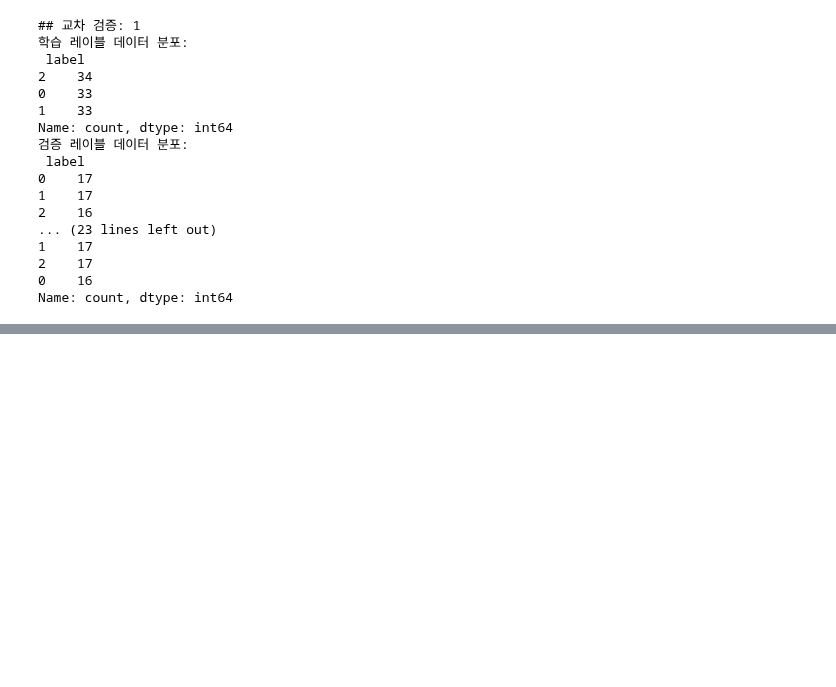
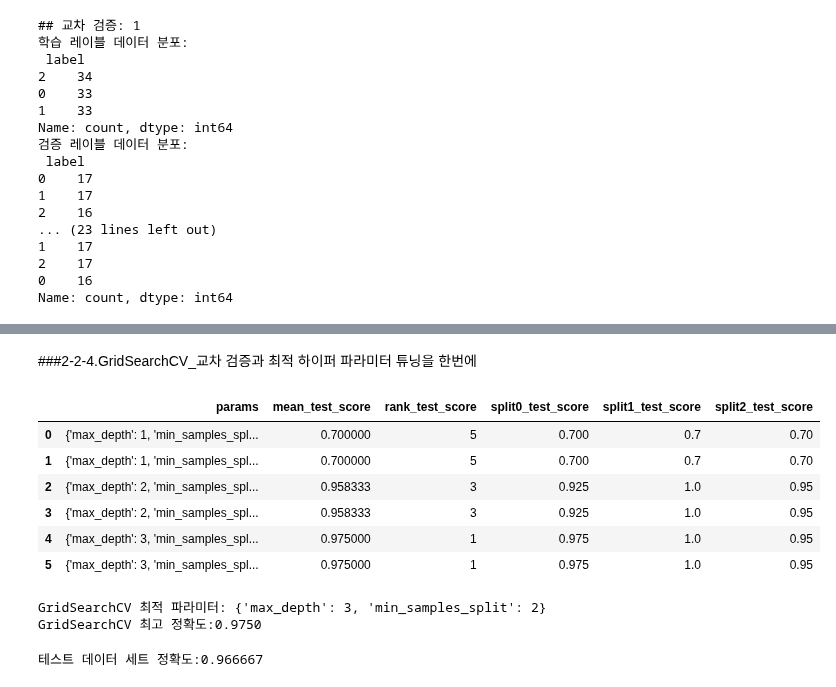
Before and after one commit to suhyeon03/study_ML_, a Jupyter notebook: kaggle_scikit_Learn_practice.ipynb, the cells around one changed output, grey strips where cells are left out. Saved outputs shown, nothing was run; the diff lists cells and outputs as text; code cells hidden in the pictures; blank space fills up the shorter version.

```diff
--- a/kaggle_scikit_Learn_practice.ipynb
+++ b/kaggle_scikit_Learn_practice.ipynb
@@ -294,0 +376,2 @@ Name: count, dtype: int64
+# %% [markdown]
+###2-2-4.GridSearchCV_교차 검증과 최적 하이퍼 파라미터 튜닝을 한번에
@@ -294,0 +382,39 @@ Name: count, dtype: int64
+# %%
+from sklearn.datasets import load_iris
+from sklearn.tree import DecisionTreeClassifier
+from sklearn.model_selection import GridSearchCV
+
+# 데이터를 로딩하고 학습 데이터와 테스트 데이터 분리
+iris = load_iris()
+X_train, X_test, y_train, y_test = train_test_split(iris_data.data, iris_data.target, test_size=0.2, random_state=121)
+dtree = DecisionTreeClassifier()
+
+### 파라미터를 딕셔너리 형태로 설정
+## 테스트할 하이퍼 파라미터 세트는 딕셔너리 형태로 하이퍼 파라미터의 명칭은 문자열 Key값으로, 하이퍼 파라미터의 값은 리스트 형으로 설정한다.
+parameters = {'max_depth':[1,2,3], 'min_samples_split':[2,3]}
+# %%
+import pandas as pd
+
+# param_grid의 하이퍼파라미터를 3개의 train , test set fold로 나누어 테스트 수행 설정.
+### refit =True가 defaul임. True이면 가장 좋은 파라미터 설정으로 재학습시킴.
+### param_grid의 결과를 cv_result_ 속성에 기록하고 딕셔너리 형태로 키와 리스트형태의 value를 가진다.
+grid_dtree = GridSearchCV(dtree, param_grid=parameters, cv=3, refit=True)
+
+# 붗꽃 학습 데이터로 param_grid의 하이퍼 파라미터를 순차적으로 학습/평가
+grid_dtree.fit(X_train, y_train)
+
+# GridSearchCV 결과를 추출해 DataFrame으로 변환
+scores_df = pd.DataFrame(grid_dtree.cv_results_)
+scores_df[['params', 'mean_test_score', 'rank_test_score', 'split0_test_score', 'split1_test_score', 'split2_test_score']]
+
+# params는 칼럼에는 수행할 때마다 적용된 개별 하이퍼 파라미터값을 나타낸다.
+# rank_test_score는 하이퍼 파라미터별로 성능이 좋은 score 순위를 나타낸다.
+# mean_test_score는 개별 하이퍼 파라미터별로 cv의 폴딩 데이터세트에 대해 총 수행한 평가 평균이다.
+# %% [output]
+|  | params | mean_test_score | rank_test_score | split0_test_score | split1_test_score | split2_test_score |
+| 0 | {'max_depth': 1, 'min_samples_spl... | 0.700000 | 5 | 0.700 | 0.7 | 0.70 |
+| 1 | {'max_depth': 1, 'min_samples_spl... | 0.700000 | 5 | 0.700 | 0.7 | 0.70 |
+| 2 | {'max_depth': 2, 'min_samples_spl... | 0.958333 | 3 | 0.925 | 1.0 | 0.95 |
+| 3 | {'max_depth': 2, 'min_samples_spl... | 0.958333 | 3 | 0.925 | 1.0 | 0.95 |
+| 4 | {'max_depth': 3, 'min_samples_spl... | 0.975000 | 1 | 0.975 | 1.0 | 0.95 |
+| 5 | {'max_depth': 3, 'min_samples_spl... | 0.975000 | 1 | 0.975 | 1.0 | 0.95 |
@@ -294,0 +423,15 @@ Name: count, dtype: int64
+# %%
+print('GridSearchCV 최적 파라미터:', grid_dtree.best_params_)
+print('GridSearchCV 최고 정확도:{0:.4f}'.format(grid_dtree.best_score_))
+# %% [output]
+GridSearchCV 최적 파라미터: {'max_depth': 3, 'min_samples_split': 2}
+GridSearchCV 최고 정확도:0.9750
+# %%
+# GridSearchCV의 refit으로 이미 학습된 estimater 반환
+estimater = grid_dtree.best_estimator_
+
+# GridSearchCV의 best_estimater_는 이미 최적 학습이 됐으므로 별도 학습이 필요 없음
+pred = estimater.predict(X_test)
+print('테스트 데이터 세트 정확도:{0:4f}'.format(accuracy_score(y_test, pred)))
+# %% [output]
+테스트 데이터 세트 정확도:0.966667
```
Also changed, not shown: parts of 9 cells of this notebook.
